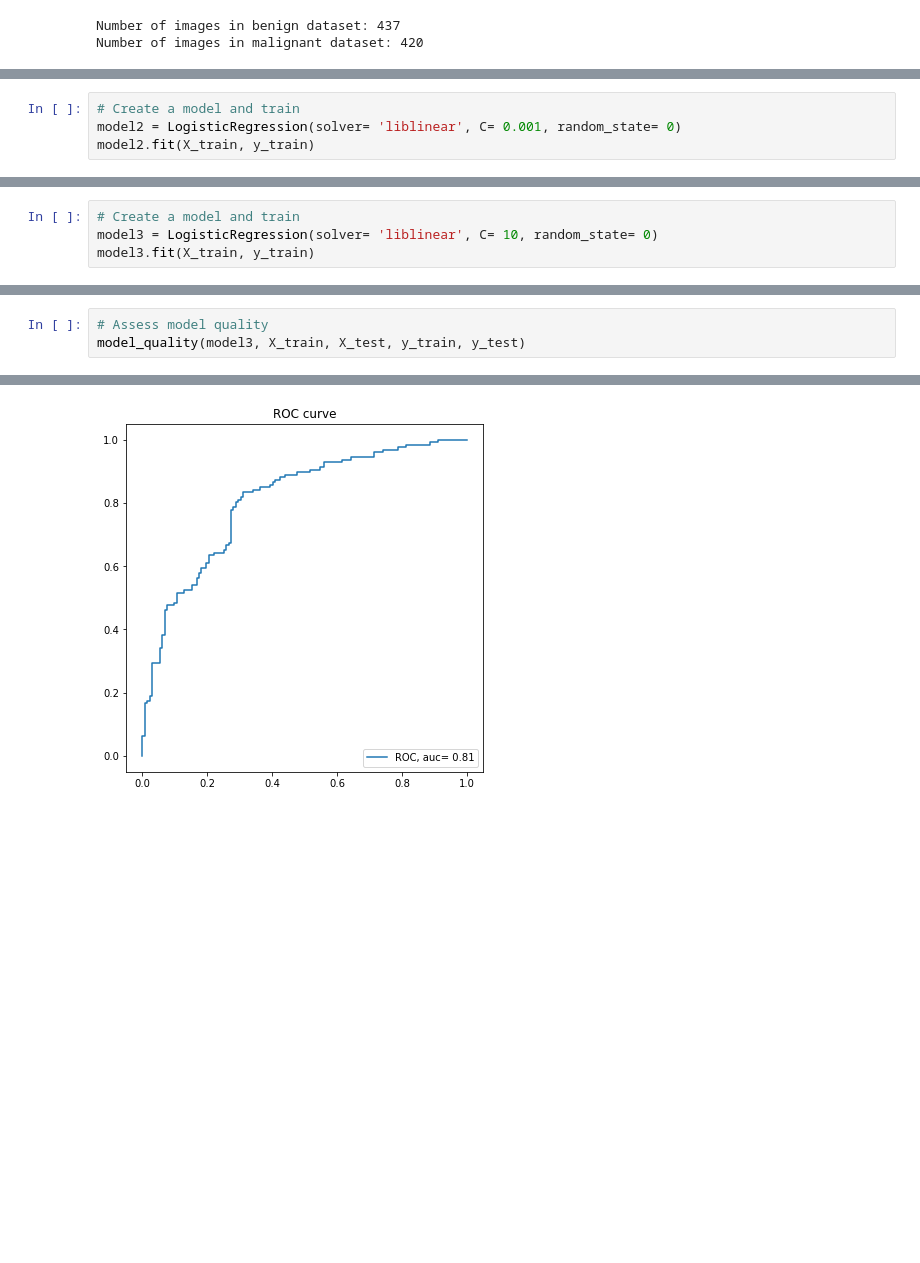
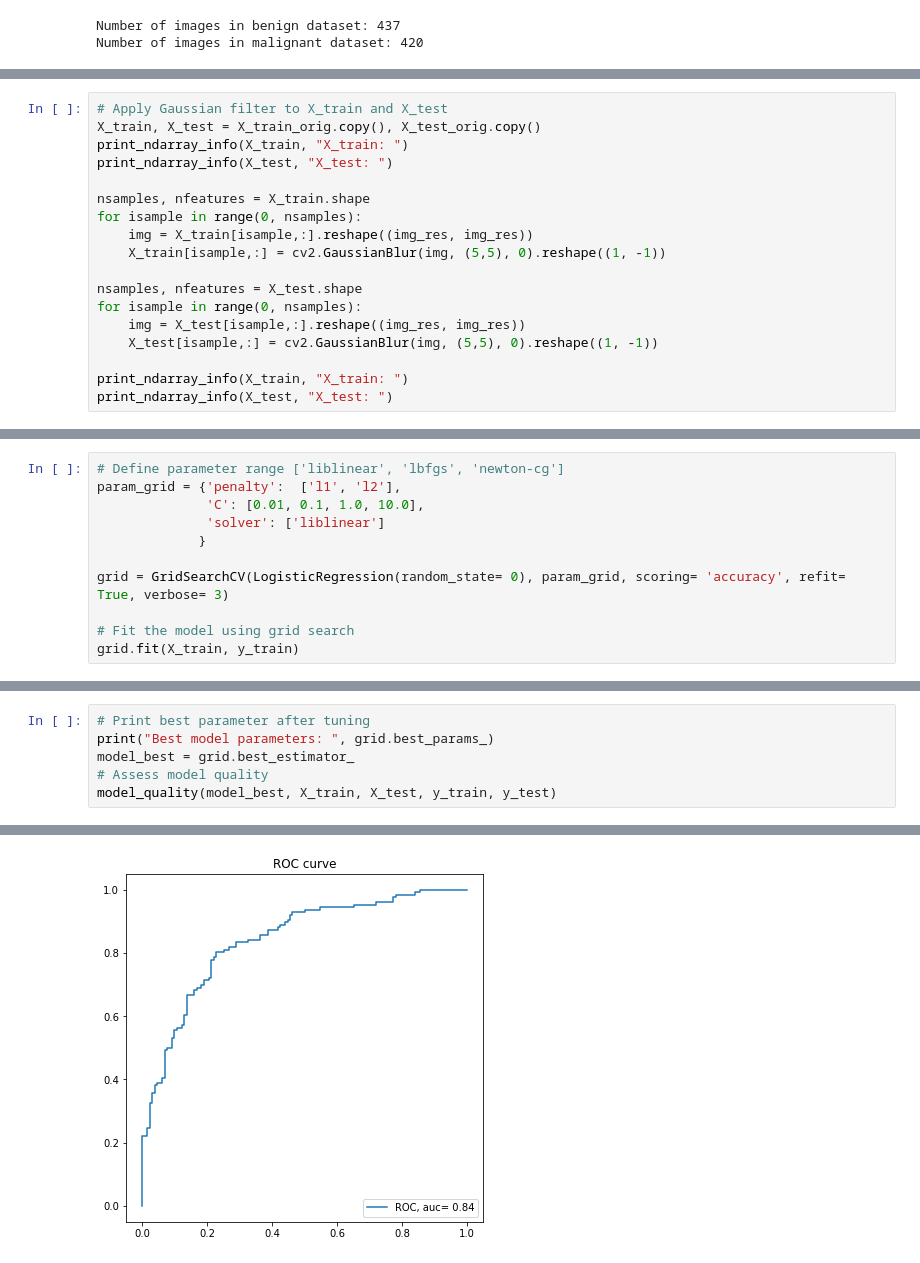
Before and after one commit to shahkb/project_BUSI, a Jupyter notebook: image_classification.ipynb, the cells around one changed output, grey strips where cells are left out. Saved outputs shown, nothing was run; the diff lists cells and outputs as text; blank space fills up the shorter version.

```diff
--- a/image_classification.ipynb
+++ b/image_classification.ipynb
@@ -184,4 +191,0 @@ Confusion matrix:
-# %%
-# Create a model and train
-model2 = LogisticRegression(solver= 'liblinear', C= 0.001, random_state= 0)
-model2.fit(X_train, y_train)
@@ -214,4 +256,0 @@ Confusion matrix:
-# %%
-# Create a model and train
-model3 = LogisticRegression(solver= 'liblinear', C= 10, random_state= 0)
-model3.fit(X_train, y_train)
@@ -219,0 +259,18 @@ LogisticRegression(C=10, random_state=0, solver='liblinear')
+# %%
+# Apply Gaussian filter to X_train and X_test
+X_train, X_test = X_train_orig.copy(), X_test_orig.copy()
+print_ndarray_info(X_train, "X_train: ")
+print_ndarray_info(X_test, "X_test: ")
+
+nsamples, nfeatures = X_train.shape
+for isample in range(0, nsamples):
+    img = X_train[isample,:].reshape((img_res, img_res))
+    X_train[isample,:] = cv2.GaussianBlur(img, (5,5), 0).reshape((1, -1))
+
+nsamples, nfeatures = X_test.shape
+for isample in range(0, nsamples):
+    img = X_test[isample,:].reshape((img_res, img_res))
+    X_test[isample,:] = cv2.GaussianBlur(img, (5,5), 0).reshape((1, -1))
+
+print_ndarray_info(X_train, "X_train: ")
+print_ndarray_info(X_test, "X_test: ")
@@ -219,0 +285,11 @@ LogisticRegression(C=10, random_state=0, solver='liblinear')
+# %%
+# Define parameter range ['liblinear', 'lbfgs', 'newton-cg']
+param_grid = {'penalty':  ['l1', 'l2'],
+              'C': [0.01, 0.1, 1.0, 10.0],
+              'solver': ['liblinear']
+             }
+
+grid = GridSearchCV(LogisticRegression(random_state= 0), param_grid, scoring= 'accuracy', refit= True, verbose= 3)
+
+# Fit the model using grid search
+grid.fit(X_train, y_train)
@@ -220,4 +321,7 @@ LogisticRegression(C=10, random_state=0, solver='liblinear')
 # %%
+# Print best parameter after tuning
+print("Best model parameters: ", grid.best_params_)
+model_best = grid.best_estimator_
 # Assess model quality
-model_quality(model3, X_train, X_test, y_train, y_test)
+model_quality(model_best, X_train, X_test, y_train, y_test)
 # %% [output]
@@ -240,2 +345,2 @@ Confusion matrix:
 [figure]
-[figure, old version]
+[figure, new version]
```
Also changed, not shown: parts of 35 cells of this notebook, 1 other file.
